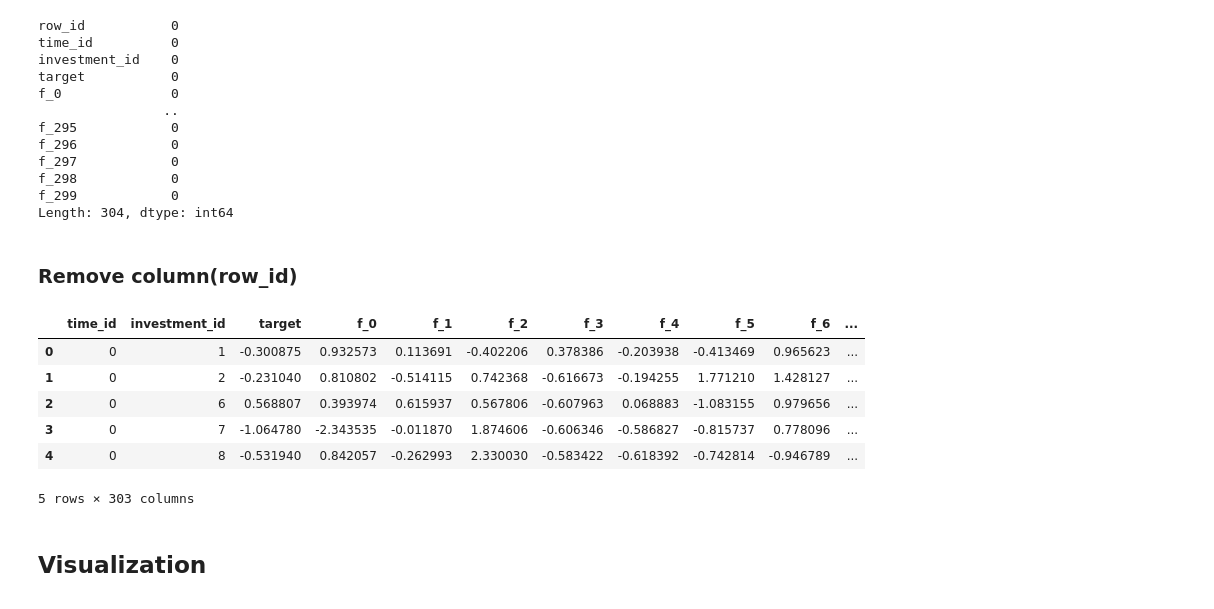
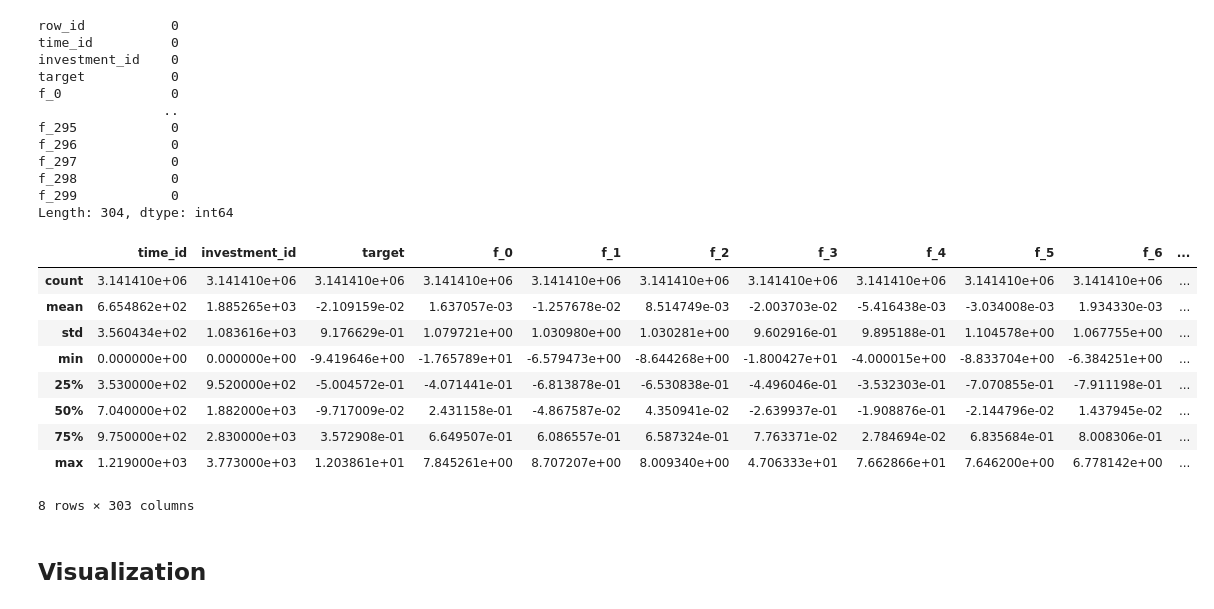
Before and after one commit to blackJJW/Kaggle, a Jupyter notebook: ubiquant-market-prediction.ipynb, the cells around one changed output. Saved outputs shown, nothing was run; the diff lists cells and outputs as text; code cells hidden in the pictures.

```diff
--- a/ubiquant-market-prediction.ipynb
+++ b/ubiquant-market-prediction.ipynb
@@ -168,19 +124,19 @@ f_297            0
 f_298            0
 f_299            0
 Length: 304, dtype: int64
-# %% [markdown]
-### Remove column(row_id)
-# %%
-train_df = train_df.drop('row_id', axis = 1)
-train_df.head()
-# %% [output]
-|  | time_id | investment_id | target | f_0 | f_1 | f_2 | f_3 | f_4 | f_5 | f_6 | ... |
-| 0 | 0 | 1 | -0.300875 | 0.932573 | 0.113691 | -0.402206 | 0.378386 | -0.203938 | -0.413469 | 0.965623 | ... |
-| 1 | 0 | 2 | -0.231040 | 0.810802 | -0.514115 | 0.742368 | -0.616673 | -0.194255 | 1.771210 | 1.428127 | ... |
-| 2 | 0 | 6 | 0.568807 | 0.393974 | 0.615937 | 0.567806 | -0.607963 | 0.068883 | -1.083155 | 0.979656 | ... |
-| 3 | 0 | 7 | -1.064780 | -2.343535 | -0.011870 | 1.874606 | -0.606346 | -0.586827 | -0.815737 | 0.778096 | ... |
-| 4 | 0 | 8 | -0.531940 | 0.842057 | -0.262993 | 2.330030 | -0.583422 | -0.618392 | -0.742814 | -0.946789 | ... |
-5 rows × 303 columns
+# %%
+train_df.describe()
+# %% [output]
+|  | time_id | investment_id | target | f_0 | f_1 | f_2 | f_3 | f_4 | f_5 | f_6 | ... |
+| count | 3.141410e+06 | 3.141410e+06 | 3.141410e+06 | 3.141410e+06 | 3.141410e+06 | 3.141410e+06 | 3.141410e+06 | 3.141410e+06 | 3.141410e+06 | 3.141410e+06 | ... |
+| mean | 6.654862e+02 | 1.885265e+03 | -2.109159e-02 | 1.637057e-03 | -1.257678e-02 | 8.514749e-03 | -2.003703e-02 | -5.416438e-03 | -3.034008e-03 | 1.934330e-03 | ... |
+| std | 3.560434e+02 | 1.083616e+03 | 9.176629e-01 | 1.079721e+00 | 1.030980e+00 | 1.030281e+00 | 9.602916e-01 | 9.895188e-01 | 1.104578e+00 | 1.067755e+00 | ... |
+| min | 0.000000e+00 | 0.000000e+00 | -9.419646e+00 | -1.765789e+01 | -6.579473e+00 | -8.644268e+00 | -1.800427e+01 | -4.000015e+00 | -8.833704e+00 | -6.384251e+00 | ... |
+| 25% | 3.530000e+02 | 9.520000e+02 | -5.004572e-01 | -4.071441e-01 | -6.813878e-01 | -6.530838e-01 | -4.496046e-01 | -3.532303e-01 | -7.070855e-01 | -7.911198e-01 | ... |
+| 50% | 7.040000e+02 | 1.882000e+03 | -9.717009e-02 | 2.431158e-01 | -4.867587e-02 | 4.350941e-02 | -2.639937e-01 | -1.908876e-01 | -2.144796e-02 | 1.437945e-02 | ... |
+| 75% | 9.750000e+02 | 2.830000e+03 | 3.572908e-01 | 6.649507e-01 | 6.086557e-01 | 6.587324e-01 | 7.763371e-02 | 2.784694e-02 | 6.835684e-01 | 8.008306e-01 | ... |
+| max | 1.219000e+03 | 3.773000e+03 | 1.203861e+01 | 7.845261e+00 | 8.707207e+00 | 8.009340e+00 | 4.706333e+01 | 7.662866e+01 | 7.646200e+00 | 6.778142e+00 | ... |
+8 rows × 303 columns
 # %% [markdown]
 ## Visualization
 # %%
```
Also changed, not shown: parts of 17 cells of this notebook.
